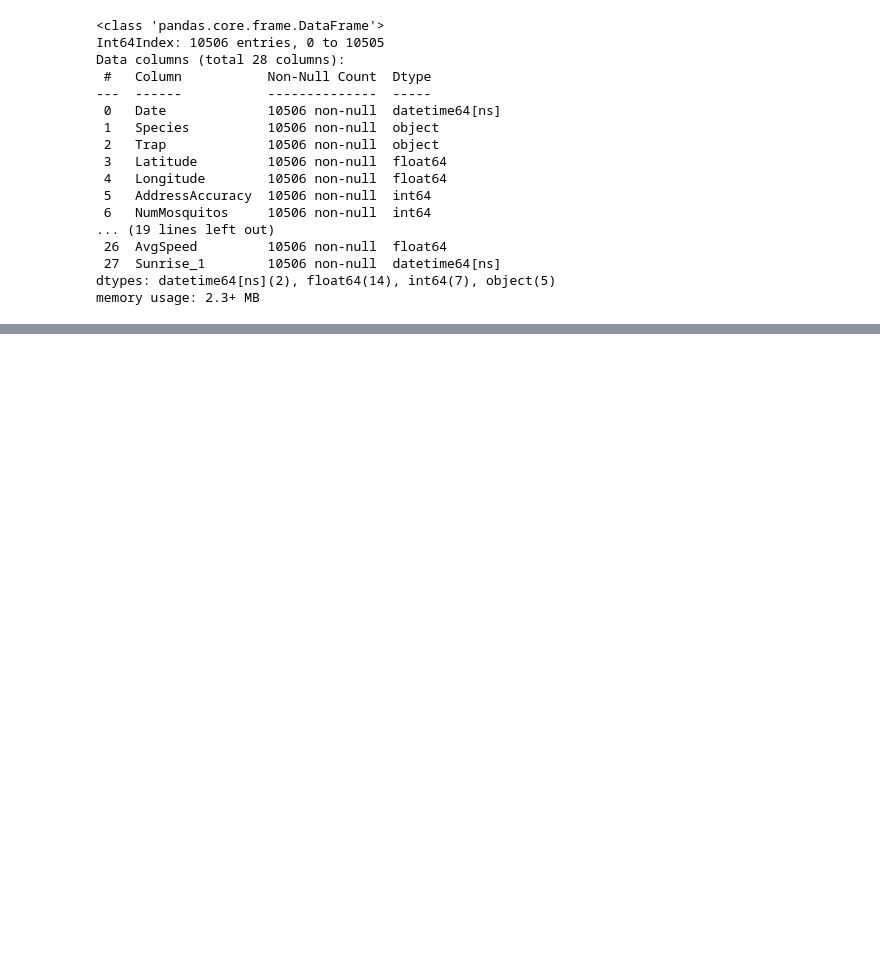
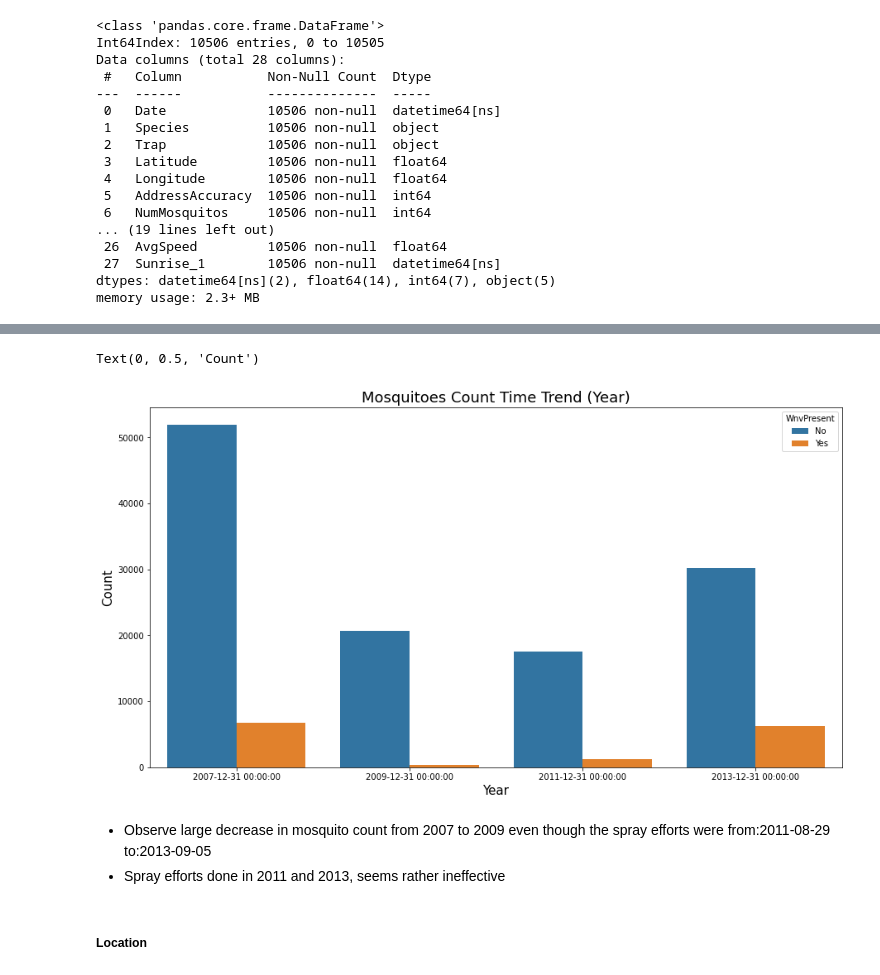
Before and after one commit to eeshawn11/DSI33-Project4, a Jupyter notebook: code/clean_1.ipynb, the cells around one changed output, grey strips where cells are left out. Cells and saved outputs as stored; diff of their text form; code cells hidden in the pictures; blank space fills up the shorter version.

```diff
--- a/code/clean_1.ipynb
+++ b/code/clean_1.ipynb
@@ -1117,0 +898,8 @@ plt.xlabel("Time")
+# %%
+# number of mosquitoes by year
+df_train_year_0 = df_train_final_0.resample('Y').sum()
+df_train_year_1 = df_train_final_1.resample('Y').sum()
+
+# append both datasets together
+df_train_year = df_train_year_0.append(df_train_year_1)
+df_train_year
@@ -1117,0 +923,11 @@ plt.xlabel("Time")
+# %%
+#drop even year columns without data
+df_train_year.drop(["2008-12-31","2010-12-31","2012-12-31"], inplace = True)
+# %%
+for i in range(0,len(df_train_year)):
+    if df_train_year.iloc[i,4] > 0:
+        df_train_year.iloc[i,4] = "Yes"
+    else:
+        df_train_year.iloc[i,4] = "No"
+
+df_train_year
@@ -1117,0 +945,15 @@ plt.xlabel("Time")
+# %%
+# Number of mosquitoes time trend (year):
+plt.figure(figsize =(15,8))
+sns.barplot(data=df_train_year, x=df_train_year.index, y='NumMosquitos', hue='WnvPresent')
+plt.title("Mosquitoes Count Time Trend (Year)", fontsize = 18)
+plt.xlabel("Year",fontsize = 15)
+plt.ylabel("Count",fontsize = 15)
+# %% [output]
+Text(0, 0.5, 'Count')
+[figure, added]
+# %% [markdown]
+- Observe large decrease in mosquito count from 2007 to 2009 even though the spray efforts were from:2011-08-29 to:2013-09-05
+- Spray efforts done in 2011 and 2013, seems rather ineffective
+# %% [markdown]
+##### Location
```
Also changed, not shown: parts of 92 cells of this notebook.
